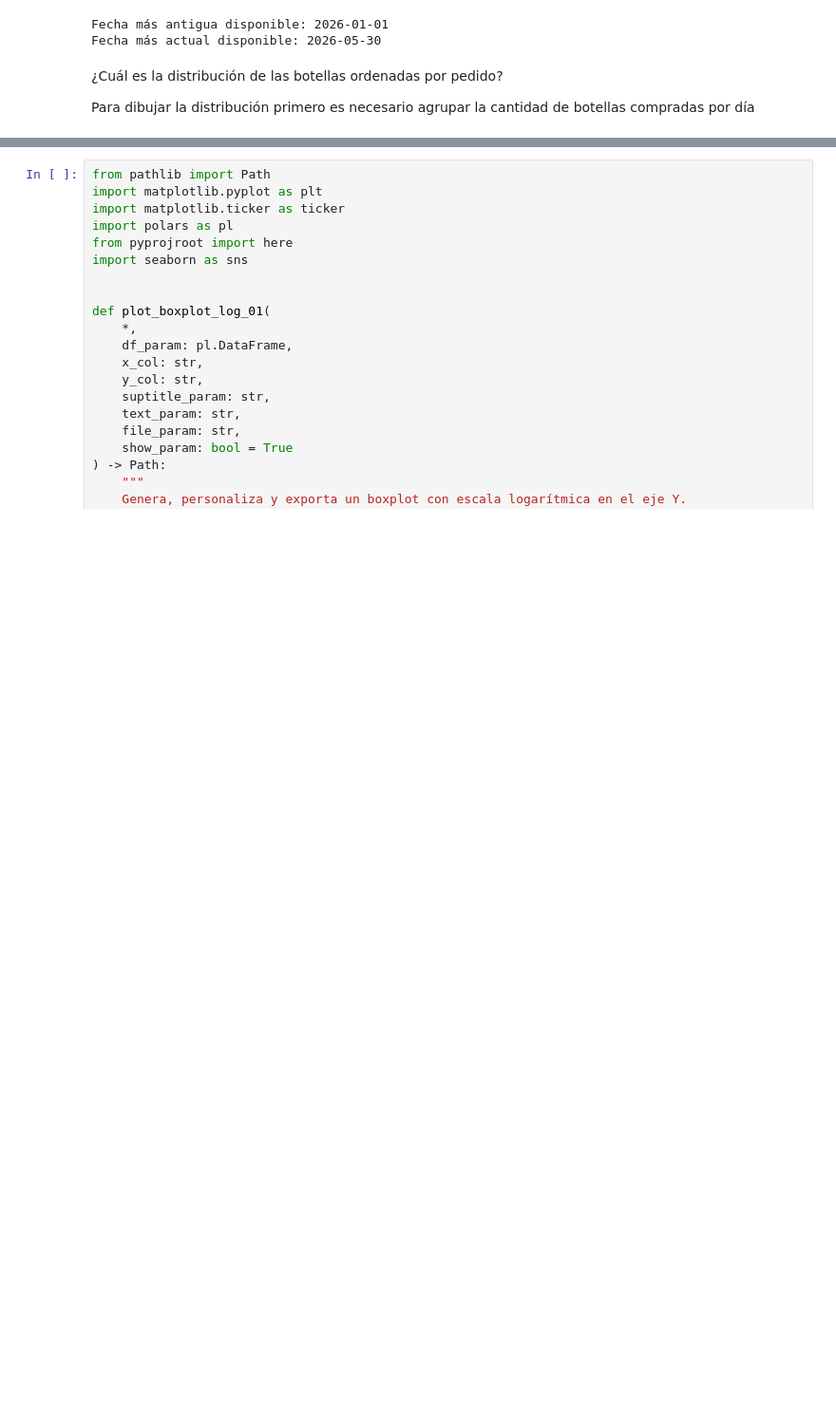
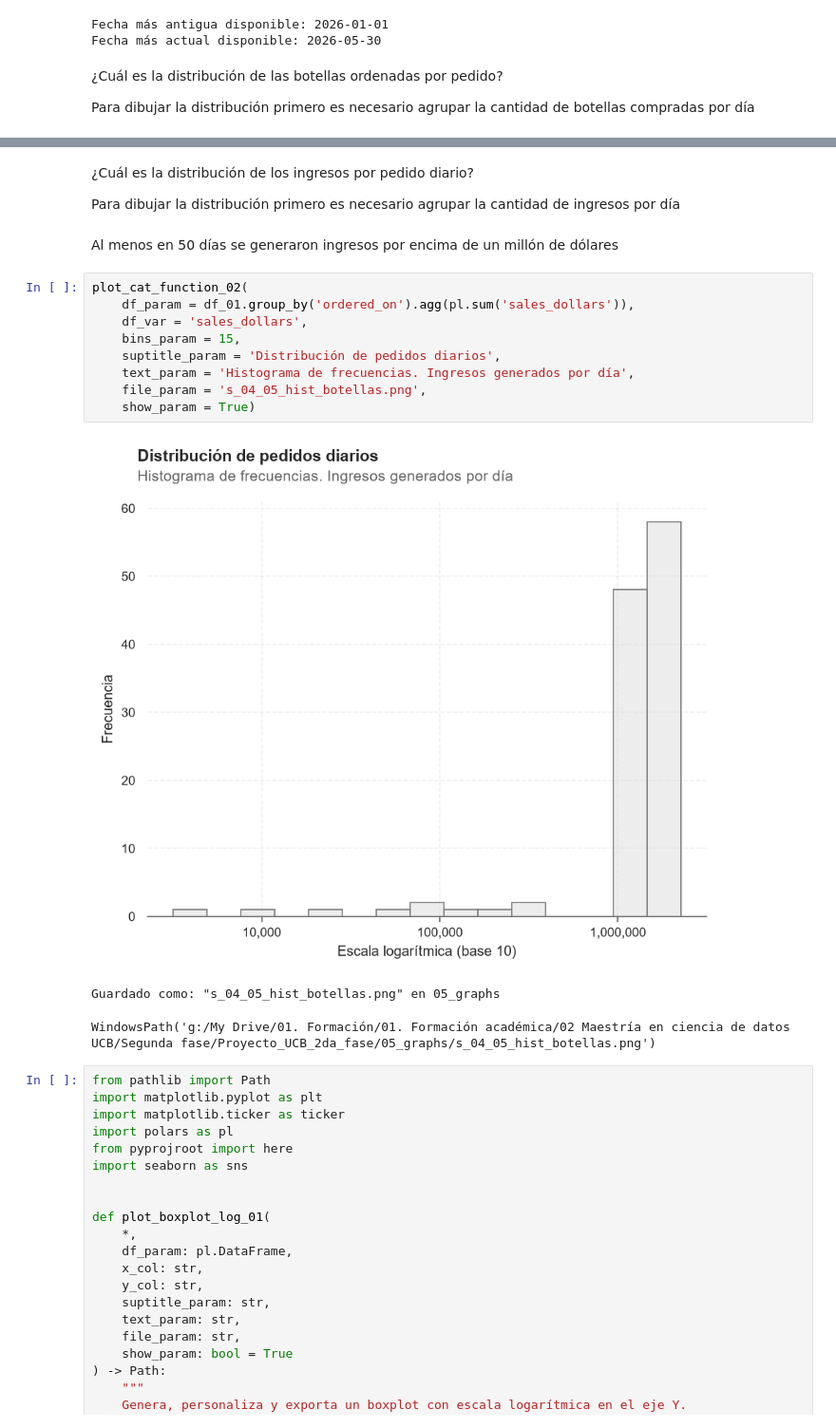
Before and after one commit to charliebrown007/Proyecto_UCB_2da_fase, a Jupyter notebook: 03_scripts/s_04_Fase_02.ipynb, the cells around one changed output, grey strips where cells are left out. Shown at 95% size. Saved outputs shown, nothing was run; the diff lists cells and outputs as text; blank space fills up the shorter version.

```diff
--- a/03_scripts/s_04_Fase_02.ipynb
+++ b/03_scripts/s_04_Fase_02.ipynb
@@ -315,3 +238,22 @@ plt.show()
+# %% [markdown]
+¿Cuál es la distribución de los ingresos por pedido diario?
+
+Para dibujar la distribución primero es necesario agrupar la cantidad de ingresos por día
+# %% [markdown]
+Al menos en 50 días se generaron ingresos por encima de un millón de dólares
+# %%
+plot_cat_function_02(
+    df_param = df_01.group_by('ordered_on').agg(pl.sum('sales_dollars')),
+    df_var = 'sales_dollars',
+    bins_param = 15,
+    suptitle_param = 'Distribución de pedidos diarios',
+    text_param = 'Histograma de frecuencias. Ingresos generados por día',
+    file_param = 's_04_05_hist_botellas.png',
+    show_param = True)
+# %% [output]
+[figure, added]
+Guardado como: "s_04_05_hist_botellas.png" en 05_graphs
+WindowsPath('g:/My Drive/01. Formación/01. Formación académica/02 Maestría en ciencia de datos UCB/Segunda fase/Proyecto_UCB_2da_fase/05_graphs/s_04_05_hist_botellas.png')
 # %%
 from pathlib import Path
 import matplotlib.pyplot as plt
```
Also changed, not shown: parts of 9 cells of this notebook, 3 other files.
